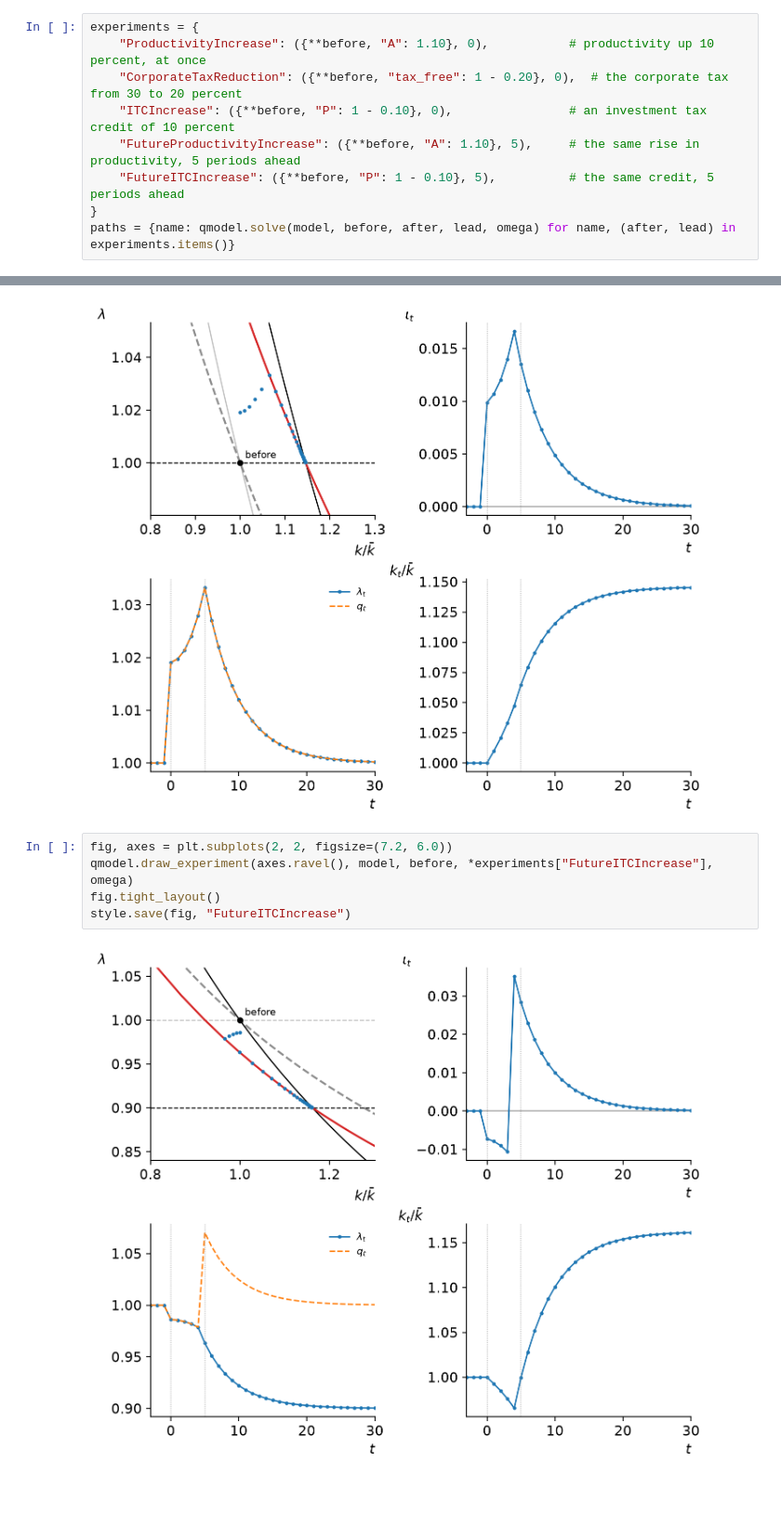
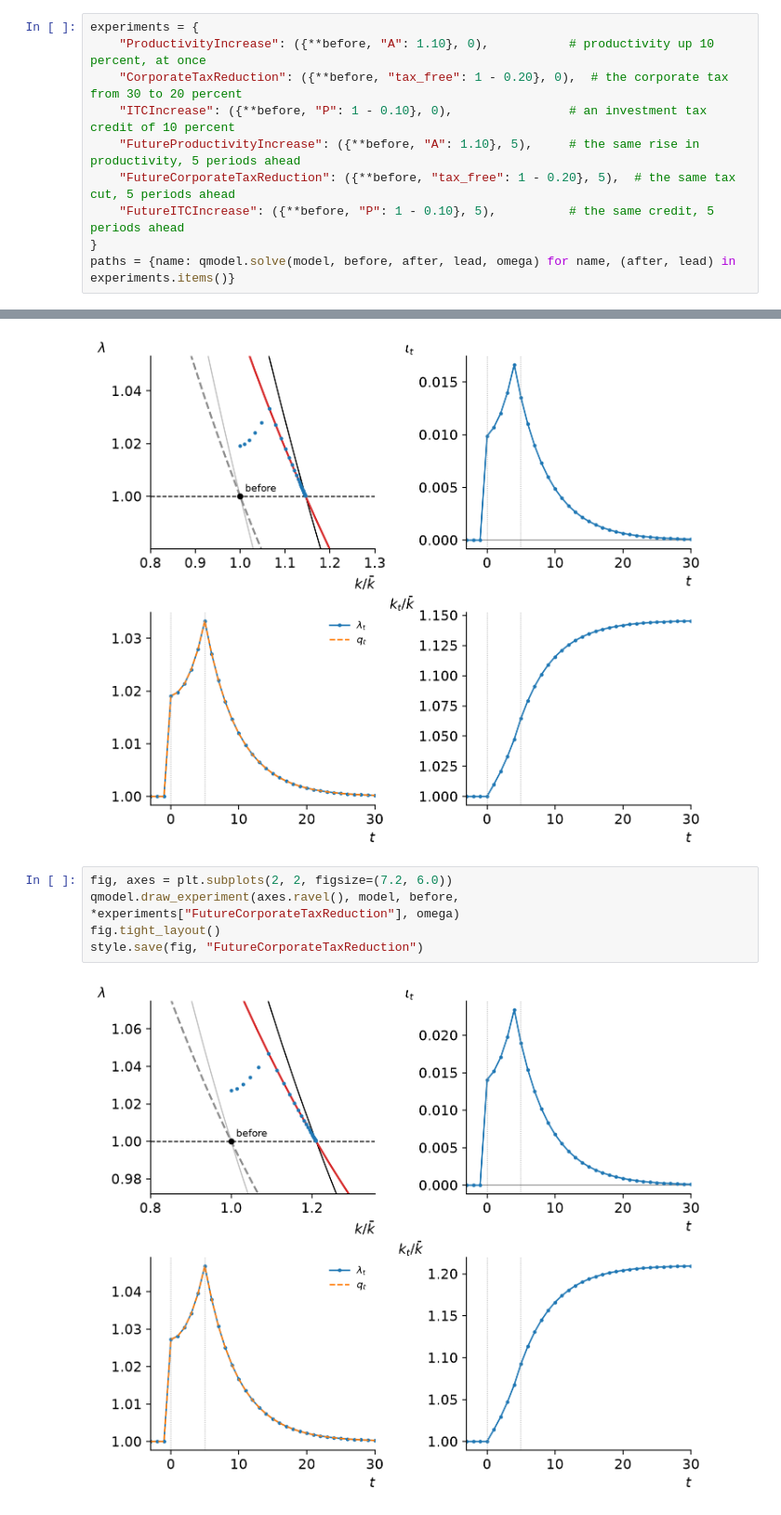
Before and after one commit to intertemporal-choice/intertemporal-choice.github.io, a Jupyter notebook: content/investment/qModel/qModel.ipynb, the cells around one changed output, grey strips where cells are left out. Shown at 93% size. Cells and saved outputs as stored; diff of their text form.

```diff
--- a/content/investment/qModel/qModel.ipynb
+++ b/content/investment/qModel/qModel.ipynb
@@ -101,6 +101,7 @@ experiments = {
     "CorporateTaxReduction": ({**before, "tax_free": 1 - 0.20}, 0),  # the corporate tax from 30 to 20 percent
     "ITCIncrease": ({**before, "P": 1 - 0.10}, 0),                # an investment tax credit of 10 percent
     "FutureProductivityIncrease": ({**before, "A": 1.10}, 5),     # the same rise in productivity, 5 periods ahead
+    "FutureCorporateTaxReduction": ({**before, "tax_free": 1 - 0.20}, 5),  # the same tax cut, 5 periods ahead
     "FutureITCIncrease": ({**before, "P": 1 - 0.10}, 5),          # the same credit, 5 periods ahead
 }
 paths = {name: qmodel.solve(model, before, after, lead, omega) for name, (after, lead) in experiments.items()}
@@ -134,8 +135,8 @@ style.save(fig, "FutureProductivityIncrease")
 [figure]
 # %%
 fig, axes = plt.subplots(2, 2, figsize=(7.2, 6.0))
-qmodel.draw_experiment(axes.ravel(), model, before, *experiments["FutureITCIncrease"], omega)
+qmodel.draw_experiment(axes.ravel(), model, before, *experiments["FutureCorporateTaxReduction"], omega)
 fig.tight_layout()
-style.save(fig, "FutureITCIncrease")
+style.save(fig, "FutureCorporateTaxReduction")
 # %% [output]
-[figure, old version]
+[figure, new version]
```
Also changed, not shown: parts of 27 cells of this notebook, 2 other files.
